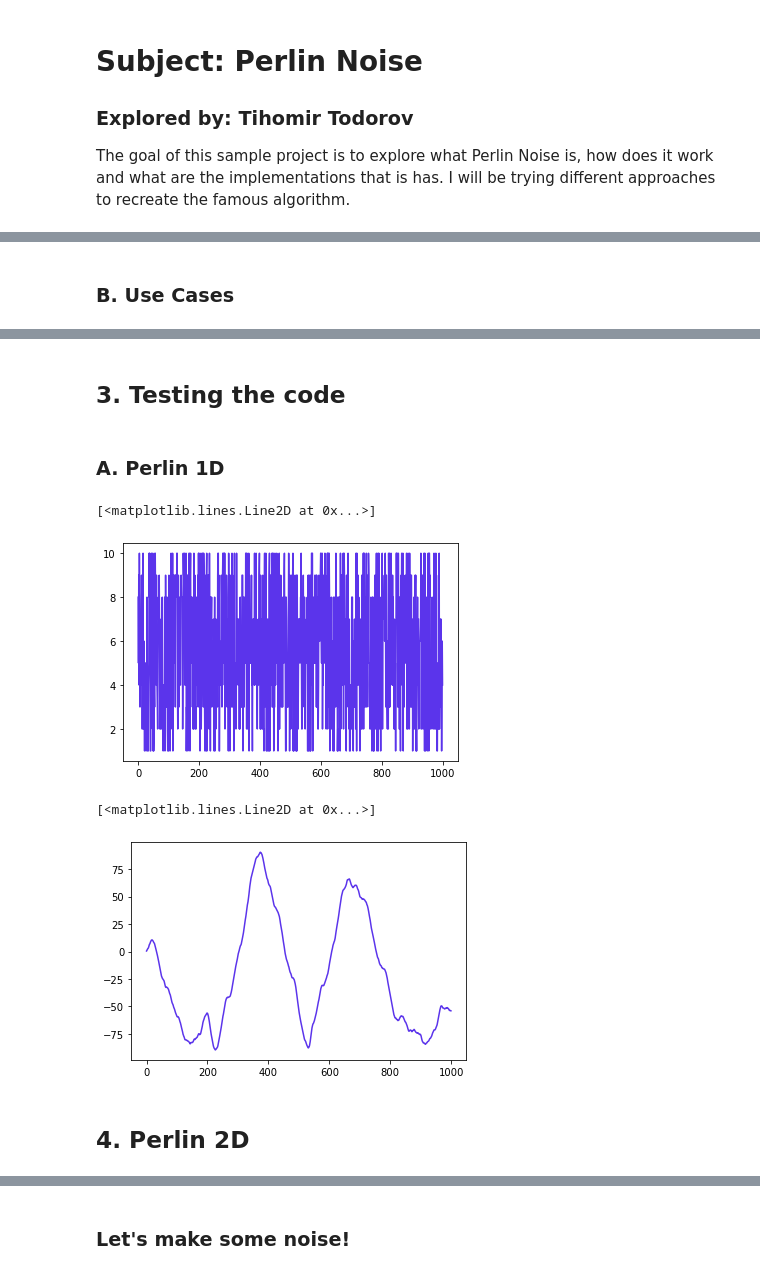
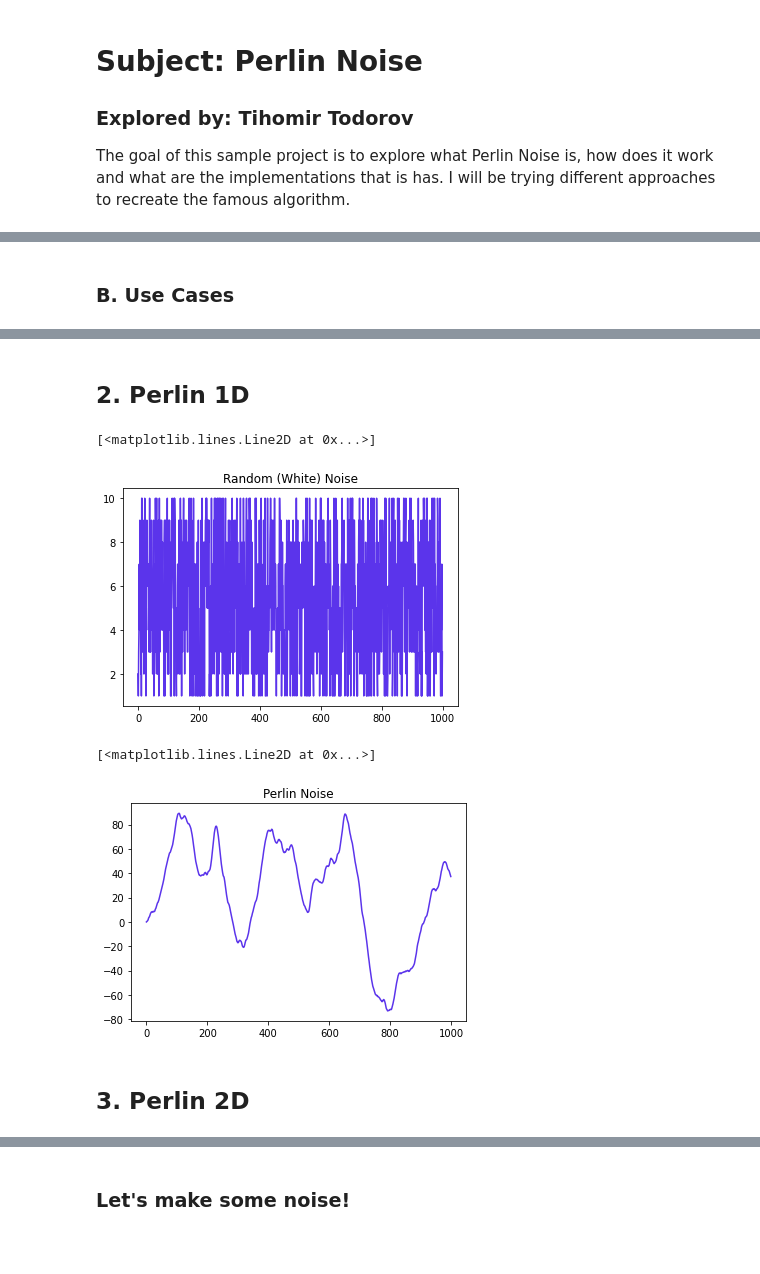
Before and after one commit to faeron8/Perlin-Noise-Research-2022, a Jupyter notebook: Perlin_noise.ipynb, the cells around one changed output, grey strips where cells are left out. Saved outputs shown, nothing was run; the diff lists cells and outputs as text; code cells hidden in the pictures; blank space fills up the shorter version.

```diff
--- a/Perlin_noise.ipynb
+++ b/Perlin_noise.ipynb
@@ -48,7 +55,7 @@ Ken Perlin developed the noise function while working on the original Tron movie
 <a href="https://imgur.com/UOdBzVi"><img src="https://i.imgur.com/UOdBzVi.png" style="width:700px" title="source: imgur.com" /></a>
 __As you can see, the figure above shows us how Perlin noise can be used to generate a "controlled" form of randomness.__
 # %% [markdown]
-<a name="perlin_vs_random"></a>
+<a name="use_cases"></a>
 ### B. Use Cases
 # %% [markdown]
 | Simulating handwriting (1D)| Generating texture of a surface (2D)| Generating terrain (3D)|
@@ -57,22 +64,20 @@ __As you can see, the figure above shows us how Perlin noise can be used to gene
 |<a href="https://imgur.com/g7Dh1h5"><img src="https://i.imgur.com/g7Dh1h5.png" title="source: imgur.com" style="width:250px" /></a>|<a href="https://imgur.com/ckuIai2"><img src="https://i.imgur.com/ckuIai2.jpg" title="source: imgur.com" style="width:250px"/></a>|<a href="https://imgur.com/UePEXev"><img src="https://i.imgur.com/UePEXev.png" title="source: imgur.com" style="width:280px"  /></a>|
 | **And a Perlin generated square**| **How about some 2D Perlin Magma?**| **And a 3D Perlin Magma ball**|
 |<a href="https://imgur.com/pgnQgPU"><img src="https://i.imgur.com/pgnQgPU.png" title="source: imgur.com" style="width:250px" /></a>|<a href="https://imgur.com/Z52oVRX"><img src="https://i.imgur.com/Z52oVRX.png" title="source: imgur.com" style="width:300px"/></a>|<a href="https://imgur.com/mgaCPra"><img src="https://i.imgur.com/mgaCPra.png" title="source: imgur.com" style="width:280px" /></a>|
-# %% [markdown]
-<a name="code"></a>
-## 3. Testing the code
 # %% [markdown]
 <a name="perlin_1d"></a>
-### A. Perlin 1D
+## 2. Perlin 1D
 # %%
 #First of all let's generate and plot some random noise. The next value in the sequence is generated randomly,
 #i.e independent of the previous value.
 
 normal_rand = [random.randint(1,10) for i in range(1000)]
 plt.rcParams["figure.figsize"] = (6,4)
+plt.title("Random (White) Noise")
 plt.plot(range(1000),normal_rand, color="#5b34eb")
 # %% [output]
 [<matplotlib.lines.Line2D at 0x...>]
-[figure, old version]
+[figure, new version]
 # %%
 #And now the visualization of Perlin Noise. Instead of setting the value as the random number,
 #a random number is added to a "momentum" variable which is then added to the previously generated
@@ -81,22 +86,23 @@ plt.plot(range(1000),normal_rand, color="#5b34eb")
 #and the generated values are to their set boundaries.
 
 perlin_rand = []
-old = 0
-moment = 0
-mom = []
+old_value = 0
+momentum = 0
+momentum_list = []
 for i in range(1000):
-    moment += (random.random()-0.5) + ((-(moment**3))/100) + ((-(old**3))/10**7)
-    old = old + moment
-    perlin_rand.append(old)
-    mom.append(moment)
+    momentum += (random.random()-0.5) + ((-(momentum**3))/100) + ((-(old_value**3))/10**7)
+    old_value = old_value + momentum
+    perlin_rand.append(old_value)
+    momentum_list.append(momentum)
 plt.rcParams["figure.figsize"] = (6,4)
+plt.title("Perlin Noise")
 plt.plot(range(1000),perlin_rand, color="#5b34eb")
 # %% [output]
 [<matplotlib.lines.Line2D at 0x...>]
-[figure, old version]
+[figure, new version]
 # %% [markdown]
 <a name="perlin_2d"></a>
-## 4. Perlin 2D
+## 3. Perlin 2D
 # %% [markdown]
 Let's consider 2D Perlin noise, i.e. noise = f(x,y), a scalar value for any point in 2D. A grid is laid out where the lines represent intenger values of x and y:
 
```
Also changed, not shown: parts of 27 cells of this notebook.
